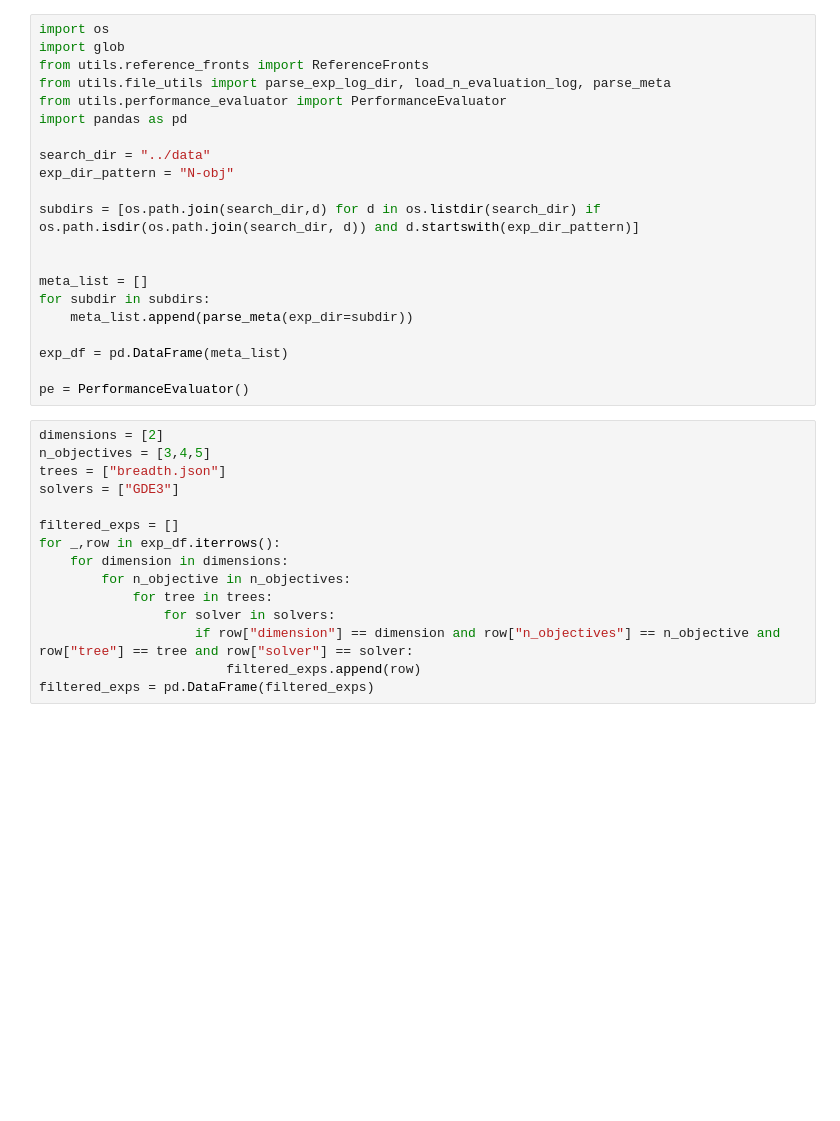
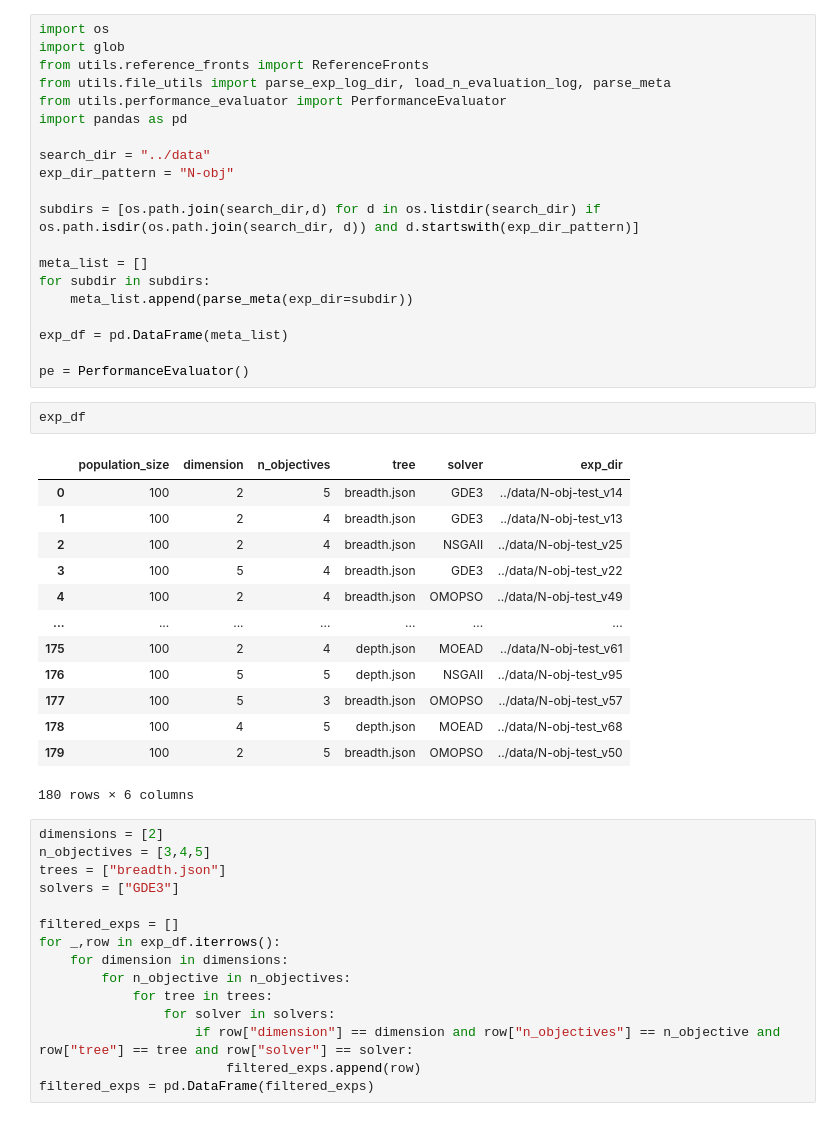
Before and after one commit to dsakurai/benchmark-visualizer, a Jupyter notebook: notebooks/n_obj_result_analyzer.ipynb, the cells around one changed output. Saved outputs shown, nothing was run; the diff lists cells and outputs as text; blank space fills up the shorter version.

```diff
--- a/notebooks/n_obj_result_analyzer.ipynb
+++ b/notebooks/n_obj_result_analyzer.ipynb
@@ -11,7 +11,6 @@ exp_dir_pattern = "N-obj"
 
 subdirs = [os.path.join(search_dir,d) for d in os.listdir(search_dir) if os.path.isdir(os.path.join(search_dir, d)) and d.startswith(exp_dir_pattern)]
 
-
 meta_list = []
 for subdir in subdirs:
     meta_list.append(parse_meta(exp_dir=subdir))
@@ -19,6 +18,22 @@ for subdir in subdirs:
 exp_df = pd.DataFrame(meta_list)
 
 pe = PerformanceEvaluator()
+# %%
+exp_df
+# %% [output]
+|  | population_size | dimension | n_objectives | tree | solver | exp_dir |
+| 0 | 100 | 2 | 5 | breadth.json | GDE3 | ../data/N-obj-test_v14 |
+| 1 | 100 | 2 | 4 | breadth.json | GDE3 | ../data/N-obj-test_v13 |
+| 2 | 100 | 2 | 4 | breadth.json | NSGAII | ../data/N-obj-test_v25 |
+| 3 | 100 | 5 | 4 | breadth.json | GDE3 | ../data/N-obj-test_v22 |
+| 4 | 100 | 2 | 4 | breadth.json | OMOPSO | ../data/N-obj-test_v49 |
+| ... | ... | ... | ... | ... | ... | ... |
+| 175 | 100 | 2 | 4 | depth.json | MOEAD | ../data/N-obj-test_v61 |
+| 176 | 100 | 5 | 5 | depth.json | NSGAII | ../data/N-obj-test_v95 |
+| 177 | 100 | 5 | 3 | breadth.json | OMOPSO | ../data/N-obj-test_v57 |
+| 178 | 100 | 4 | 5 | depth.json | MOEAD | ../data/N-obj-test_v68 |
+| 179 | 100 | 2 | 5 | breadth.json | OMOPSO | ../data/N-obj-test_v50 |
+180 rows × 6 columns
 # %%
 dimensions = [2]
 n_objectives = [3,4,5]
```
Also changed, not shown: parts of 4 cells of this notebook, 1 other file.
